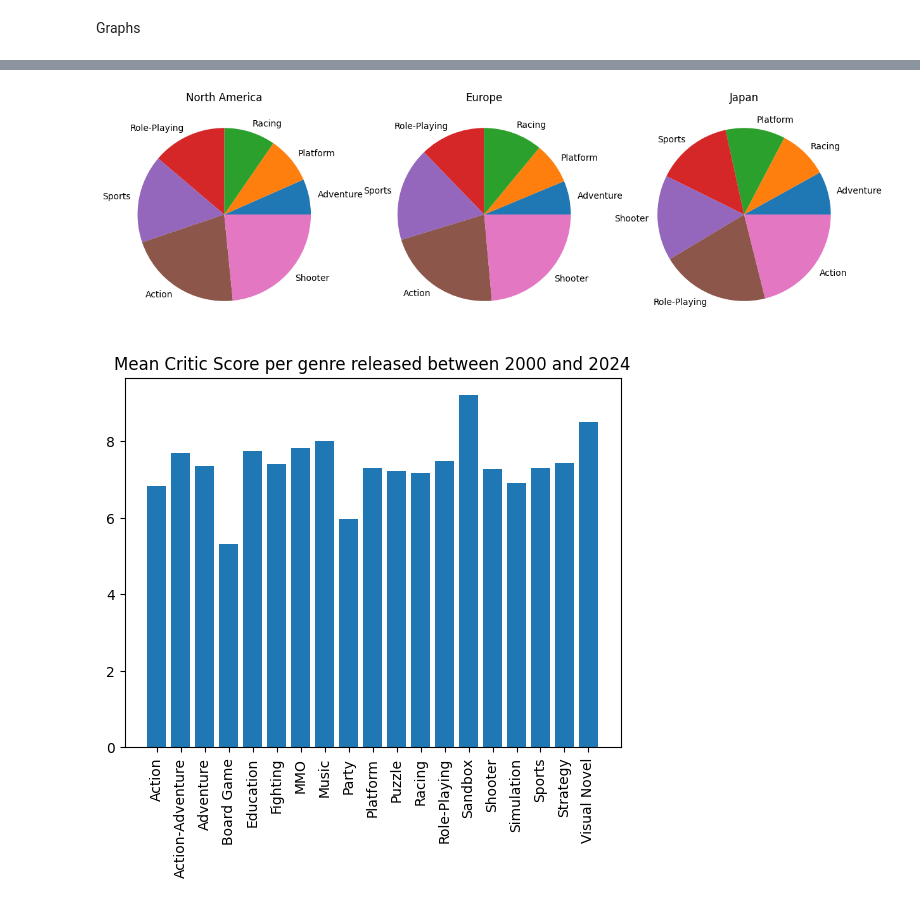
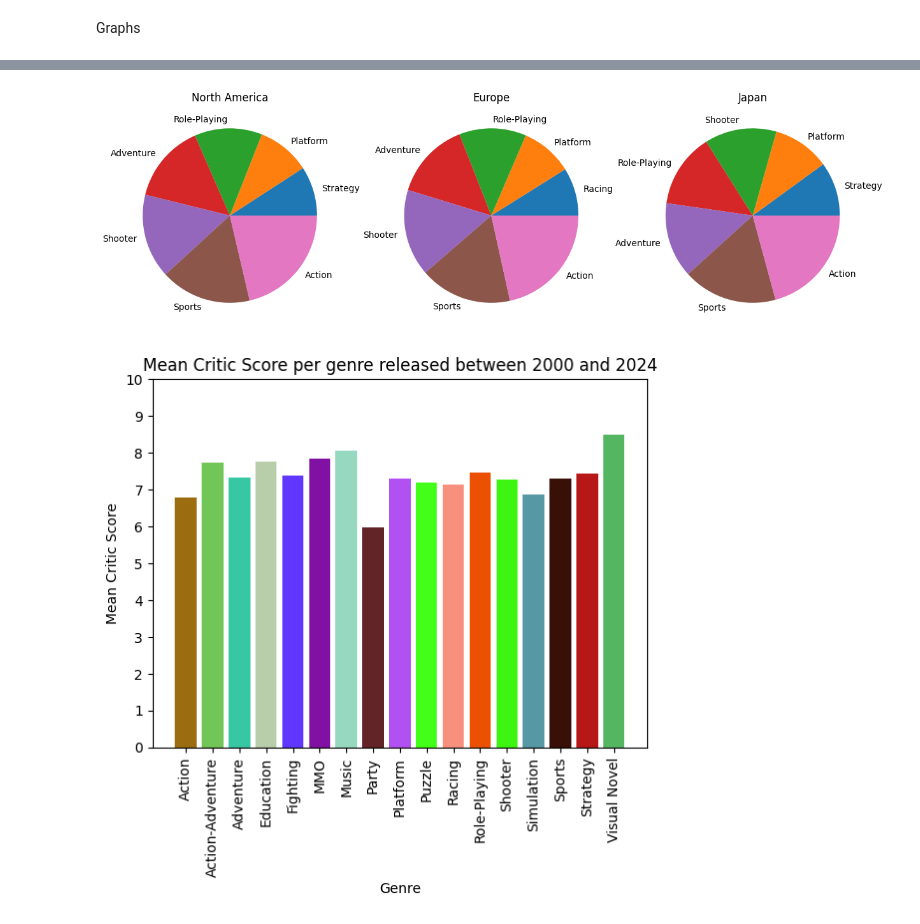
Before and after one commit to StarlaToR/DataScience, a Jupyter notebook: VideoGamesAnalysis.ipynb, the cells around one changed output, grey strips where cells are left out. Cells and saved outputs as stored; diff of their text form; code cells hidden in the pictures.

Commit message:
Create new graphs

```diff
--- a/VideoGamesAnalysis.ipynb
+++ b/VideoGamesAnalysis.ipynb
@@ -9,9 +9,12 @@ import pandas as pd
 videogame_sales_2024_df = pd.read_csv("vgchartz-2024.csv", sep=',', decimal='.')
 videogame_sales_2024_df_cleaned = videogame_sales_2024_df.drop_duplicates()
 videogame_sales_2024_df_cleaned["release_date"] = pd.to_datetime(videogame_sales_2024_df_cleaned["release_date"])
+videogame_sales_2024_df_cleaned = videogame_sales_2024_df_cleaned[videogame_sales_2024_df_cleaned["release_date"] < pd.to_datetime("2017-01-01")]
 videogame_sales_2024_df_cleaned = videogame_sales_2024_df_cleaned[["title" ,"console", "genre", "total_sales", "na_sales", "jp_sales", "pal_sales","other_sales","release_date", "critic_score"]]
 videogame_sales_2024_df_cleaned["na_sales"] = videogame_sales_2024_df_cleaned["na_sales"].fillna(videogame_sales_2024_df_cleaned["na_sales"].mean())
 videogame_sales_2024_df_cleaned["jp_sales"] = videogame_sales_2024_df_cleaned["jp_sales"].fillna(videogame_sales_2024_df_cleaned["jp_sales"].mean())
 videogame_sales_2024_df_cleaned["pal_sales"] = videogame_sales_2024_df_cleaned["pal_sales"].fillna(videogame_sales_2024_df_cleaned["pal_sales"].mean())
 videogame_sales_2024_df_cleaned["other_sales"] = videogame_sales_2024_df_cleaned["other_sales"].fillna(videogame_sales_2024_df_cleaned["other_sales"].mean())
 videogame_sales_2024_df_cleaned = videogame_sales_2024_df_cleaned[videogame_sales_2024_df_cleaned["genre"] != "Misc"] #Too many Nan data
+videogame_sales_2024_df_cleaned['year'] = videogame_sales_2024_df_cleaned['release_date'].dt.year
+videogame_sales_2024_df_cleaned['year'].dropna()
@@ -58,0 +55,17 @@ plt.show()
+# %%
+
+genreOnGraph = ["Action", "Action-Adventure", "Adventure", "Fighting", "Platform", "Role-Playing", "Shooter", "Sports"]
+
+plt.figure()
+
+for genre in videogame_sales_2024_df_cleaned["genre"].unique():
+    if genre in genreOnGraph:
+        salesPerYear = videogame_sales_2024_df_cleaned[videogame_sales_2024_df_cleaned["genre"] == genre]
+        salesPerYear = salesPerYear.groupby("year")["total_sales"].sum()
+        plt.plot(salesPerYear.index, salesPerYear.values, label=genre)
+
+
+plt.legend(title = "Genre",loc='center left', bbox_to_anchor=(1, 0.5))
+plt.title("Sales per year")
+plt.xlabel('Year')
+plt.ylabel('Total Sales (in millions)')
@@ -61,7 +77,8 @@ import matplotlib.pyplot as plt
 videogame_sales_2024_df_cleaned = videogame_sales_2024_df_cleaned.dropna(subset=['genre'])
 salesPerGenre = videogame_sales_2024_df_cleaned[["genre", "jp_sales", "na_sales", "pal_sales"]]
 salesPerGenre = salesPerGenre.groupby(["genre"]).sum().reset_index()
-fig, axes = plt.subplots(1, 3, figsize=(15, 5))  # 1 ligne, 2 colonnes
+fig, axes = plt.subplots(1, 3, figsize=(15, 5))
+
 salesPerGenre = salesPerGenre.sort_values(by = "na_sales")
 axes[0].pie(salesPerGenre["na_sales"].tail(7), labels = salesPerGenre["genre"].tail(7))
 axes[0].set_title('North America')
@@ -76,15 +93,21 @@ axes[2].set_title('Japan')
 
 plt.show()
 # %% [output]
-[figure, old version]
+[figure, new version]
 # %%
 import matplotlib.pyplot as plt
-videogame_sales_2024_df_cleaned = videogame_sales_2024_df_cleaned.dropna(subset=['critic_score', 'genre'])
-salesPerGenre = videogame_sales_2024_df_cleaned[["genre", "critic_score"]]
-salesPerGenre = salesPerGenre.groupby(["genre"]).mean().reset_index()
-plt.bar(salesPerGenre["genre"], salesPerGenre["critic_score"], label="critic_score")
+import random
+
+criticScorePerGenre = videogame_sales_2024_df_cleaned.dropna(subset=['critic_score', 'genre'])
+criticScorePerGenre = criticScorePerGenre[["genre", "critic_score"]]
+criticScorePerGenre = criticScorePerGenre.groupby(["genre"]).mean().reset_index()
+colors = [(random.random(), random.random(), random.random()) for genre in criticScorePerGenre["genre"].unique()]
+plt.bar(criticScorePerGenre["genre"], criticScorePerGenre["critic_score"], label="critic_score", color = colors)
 plt.xticks(rotation=90)
+plt.yticks(range(0,11,1))
+plt.xlabel("Genre")
+plt.ylabel("Mean Critic Score")
 plt.title("Mean Critic Score per genre released between 2000 and 2024")
 plt.show()
 # %% [output]
-[figure, old version]
+[figure, new version]
```
Also changed, not shown: parts of 6 cells of this notebook.
